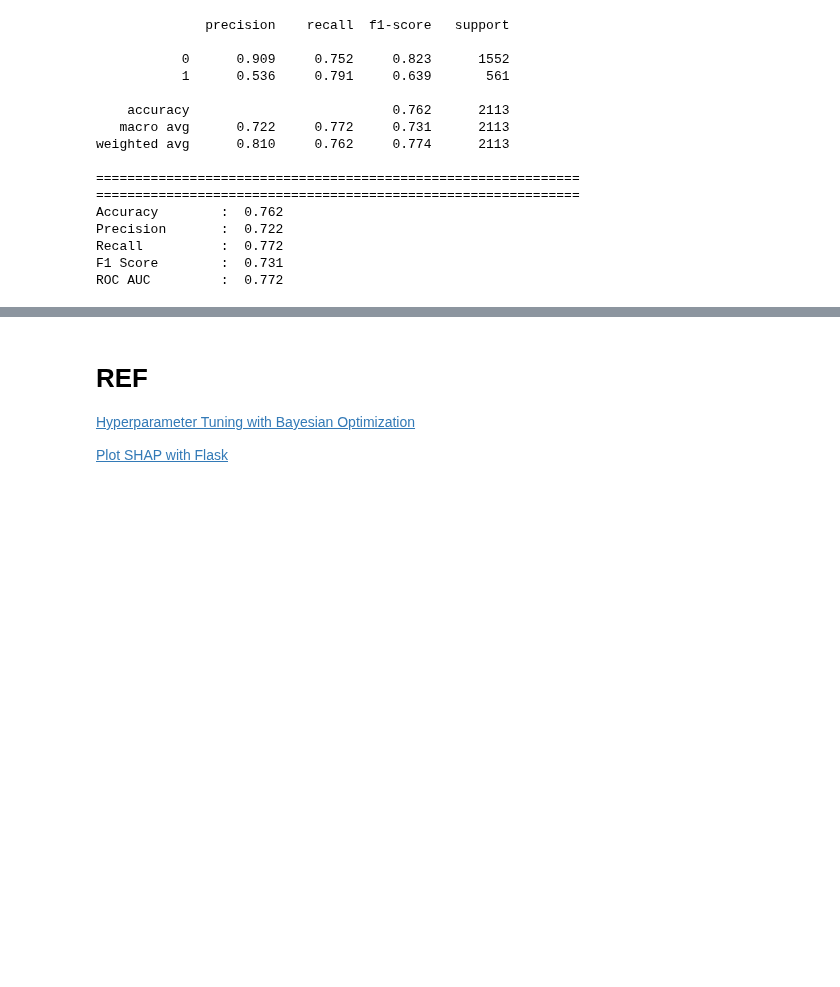
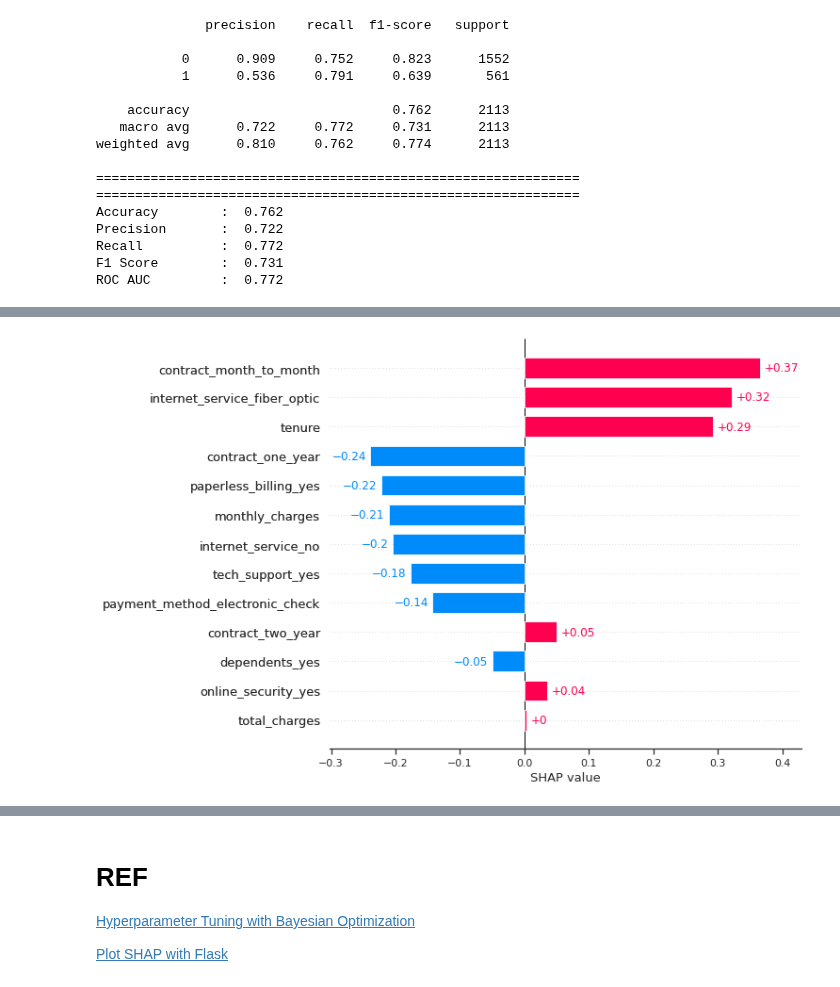
Before and after one commit to adhang/data-science-digital-skola, a Jupyter notebook: 99. Final Project/Modeling Clean.ipynb, the cells around one changed output, grey strips where cells are left out. Saved outputs shown, nothing was run; the diff lists cells and outputs as text; code cells hidden in the pictures; blank space fills up the shorter version.

```diff
--- a/99. Final Project/Modeling Clean.ipynb
+++ b/99. Final Project/Modeling Clean.ipynb
@@ -3793,0 +3847,4 @@ ROC AUC         :  0.772
+# %%
+shap.plots.bar(shap_values[1], max_display=20)
+# %% [output]
+[figure, added]
```
Also changed, not shown: parts of 20 cells of this notebook.
